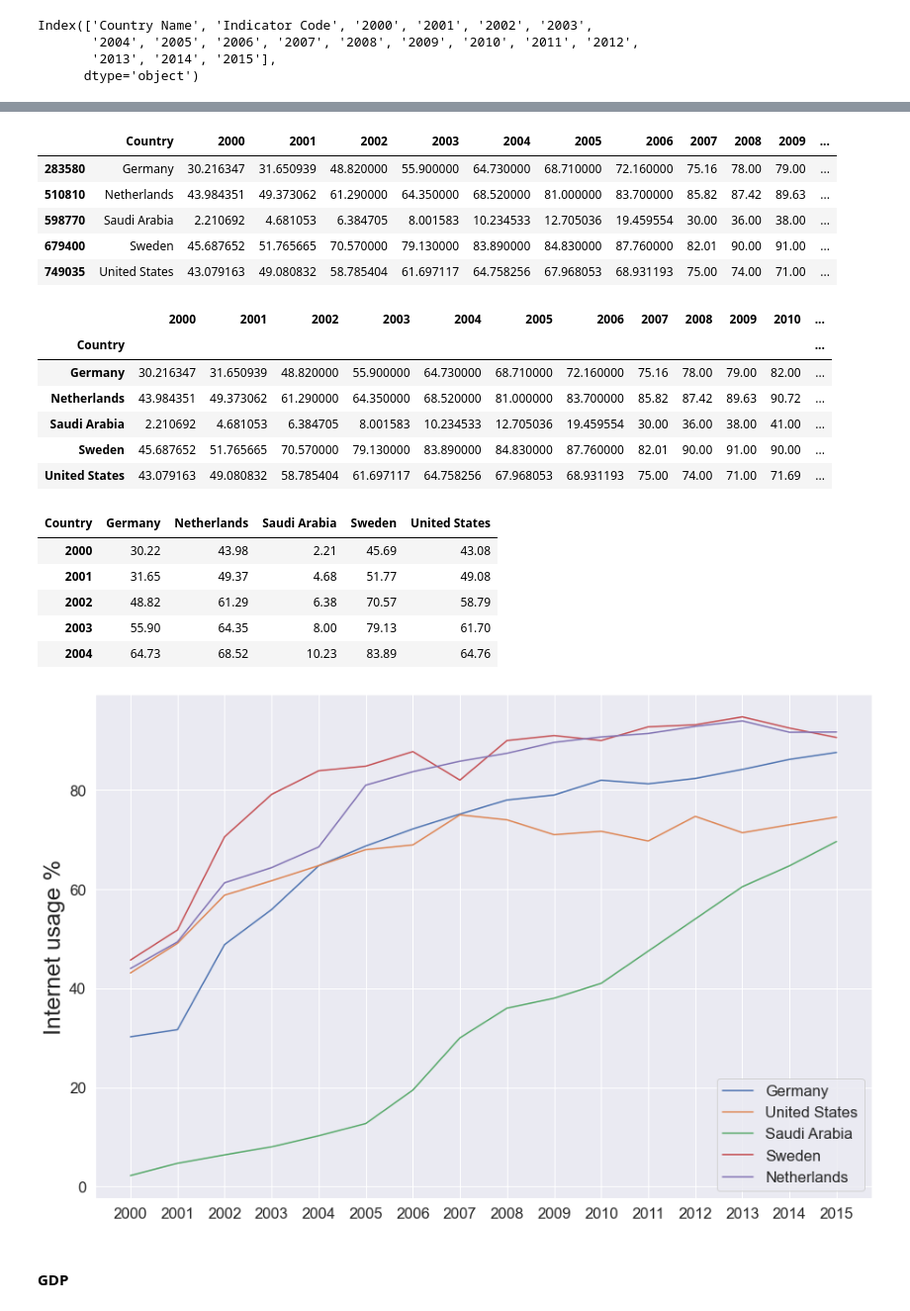
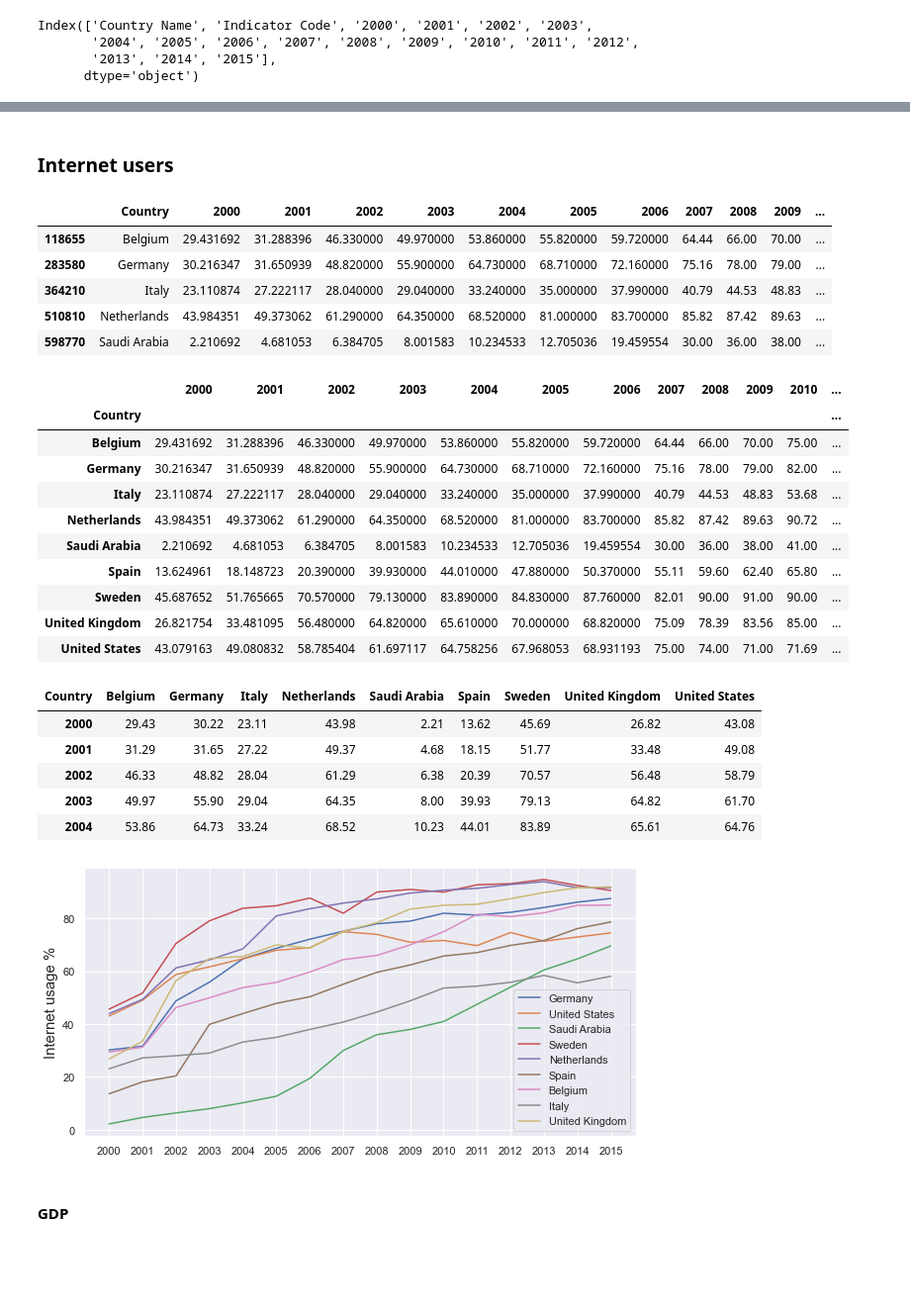
Before and after one commit to Azimoj/EdState-, a Jupyter notebook: P2.ipynb, the cells around one changed output, grey strips where cells are left out. Shown at 99% size. Drawn from its saved outputs; the diff is of its cells as text; code cells hidden in the pictures; blank space fills up the shorter version.

```diff
--- a/P2.ipynb
+++ b/P2.ipynb
@@ -639,0 +693,8 @@ Index(['Country Name', 'Indicator Code', '2000', '2001', '2002', '2003',
+# %%
+Countries_to_keep = ['Germany', 'United States', 'Saudi Arabia', 'Sweden',
+       'Netherlands', 'Spain', 'Belgium', 'Italy', 'United Kingdom']
+
+data_p_edu_years = data_p_edu[data_p_edu['Country Name'].isin(Countries_to_keep)]
+data_p_edu_years = data_p_edu_years.drop('Indicator Code', axis=1)
+data_p_edu_years = data_p_edu_years.rename(columns={'Country Name':'Country'})
+data_p_edu_years.head()
@@ -639,0 +739,9 @@ Index(['Country Name', 'Indicator Code', '2000', '2001', '2002', '2003',
+# %%
+sns.set(font_scale=1.0)
+plt.figure(figsize=(10,5))
+for country in Countries_to_keep:
+    sns.lineplot(data=data_p_edu_years,
+                 x=data_p_edu_years.index,
+                 y=country,
+                 label=country)
+plt.ylabel('Population, tertiary education', fontsize=15);
@@ -640,8 +750,11 @@ Index(['Country Name', 'Indicator Code', '2000', '2001', '2002', '2003',
+# %% [markdown]
+### Internet users
 # %%
 indicators_to_keep = ['IT.NET.USER.P2']
 data_p_internet = data_keep[data_keep['Indicator Code'].isin(indicators_to_keep)]
 # %%
-Countries_to_keep = ['Germany', 'United States', 'Saudi Arabia', 'Sweden','Netherlands']
+Countries_to_keep = ['Germany', 'United States', 'Saudi Arabia', 'Sweden',
+       'Netherlands', 'Spain', 'Belgium', 'Italy', 'United Kingdom']
 
 data_p_internet = data_p_internet[data_p_internet['Country Name'].isin(Countries_to_keep)]
 data_p_internet = data_p_internet.drop([ 'Indicator Code'], axis=1)
@@ -649,44 +762,48 @@ data_p_internet = data_p_internet.rename(columns={'Country Name':'Country'})
 data_p_internet.head()
 # %% [output]
 |  | Country | 2000 | 2001 | 2002 | 2003 | 2004 | 2005 | 2006 | 2007 | 2008 | 2009 | ... |
+| 118655 | Belgium | 29.431692 | 31.288396 | 46.330000 | 49.970000 | 53.860000 | 55.820000 | 59.720000 | 64.44 | 66.00 | 70.00 | ... |
 | 283580 | Germany | 30.216347 | 31.650939 | 48.820000 | 55.900000 | 64.730000 | 68.710000 | 72.160000 | 75.16 | 78.00 | 79.00 | ... |
+| 364210 | Italy | 23.110874 | 27.222117 | 28.040000 | 29.040000 | 33.240000 | 35.000000 | 37.990000 | 40.79 | 44.53 | 48.83 | ... |
 | 510810 | Netherlands | 43.984351 | 49.373062 | 61.290000 | 64.350000 | 68.520000 | 81.000000 | 83.700000 | 85.82 | 87.42 | 89.63 | ... |
 | 598770 | Saudi Arabia | 2.210692 | 4.681053 | 6.384705 | 8.001583 | 10.234533 | 12.705036 | 19.459554 | 30.00 | 36.00 | 38.00 | ... |
-| 679400 | Sweden | 45.687652 | 51.765665 | 70.570000 | 79.130000 | 83.890000 | 84.830000 | 87.760000 | 82.01 | 90.00 | 91.00 | ... |
-| 749035 | United States | 43.079163 | 49.080832 | 58.785404 | 61.697117 | 64.758256 | 67.968053 | 68.931193 | 75.00 | 74.00 | 71.00 | ... |
 # %%
 data_p_internet = data_p_internet.set_index('Country')
 data_p_internet
 # %% [output]
 |  | 2000 | 2001 | 2002 | 2003 | 2004 | 2005 | 2006 | 2007 | 2008 | 2009 | 2010 | ... |
 | Country |  |  |  |  |  |  |  |  |  |  |  | ... |
+| Belgium | 29.431692 | 31.288396 | 46.330000 | 49.970000 | 53.860000 | 55.820000 | 59.720000 | 64.44 | 66.00 | 70.00 | 75.00 | ... |
 | Germany | 30.216347 | 31.650939 | 48.820000 | 55.900000 | 64.730000 | 68.710000 | 72.160000 | 75.16 | 78.00 | 79.00 | 82.00 | ... |
+| Italy | 23.110874 | 27.222117 | 28.040000 | 29.040000 | 33.240000 | 35.000000 | 37.990000 | 40.79 | 44.53 | 48.83 | 53.68 | ... |
 | Netherlands | 43.984351 | 49.373062 | 61.290000 | 64.350000 | 68.520000 | 81.000000 | 83.700000 | 85.82 | 87.42 | 89.63 | 90.72 | ... |
 | Saudi Arabia | 2.210692 | 4.681053 | 6.384705 | 8.001583 | 10.234533 | 12.705036 | 19.459554 | 30.00 | 36.00 | 38.00 | 41.00 | ... |
+| Spain | 13.624961 | 18.148723 | 20.390000 | 39.930000 | 44.010000 | 47.880000 | 50.370000 | 55.11 | 59.60 | 62.40 | 65.80 | ... |
 | Sweden | 45.687652 | 51.765665 | 70.570000 | 79.130000 | 83.890000 | 84.830000 | 87.760000 | 82.01 | 90.00 | 91.00 | 90.00 | ... |
+| United Kingdom | 26.821754 | 33.481095 | 56.480000 | 64.820000 | 65.610000 | 70.000000 | 68.820000 | 75.09 | 78.39 | 83.56 | 85.00 | ... |
 | United States | 43.079163 | 49.080832 | 58.785404 | 61.697117 | 64.758256 | 67.968053 | 68.931193 | 75.00 | 74.00 | 71.00 | 71.69 | ... |
 # %%
 data_p_internet_years = data_p_internet.transpose()
 data_p_internet_years = data_p_internet_years.round(2)
 data_p_internet_years.head()
 # %% [output]
-| Country | Germany | Netherlands | Saudi Arabia | Sweden | United States |
-| 2000 | 30.22 | 43.98 | 2.21 | 45.69 | 43.08 |
-| 2001 | 31.65 | 49.37 | 4.68 | 51.77 | 49.08 |
-| 2002 | 48.82 | 61.29 | 6.38 | 70.57 | 58.79 |
-| 2003 | 55.90 | 64.35 | 8.00 | 79.13 | 61.70 |
-| 2004 | 64.73 | 68.52 | 10.23 | 83.89 | 64.76 |
+| Country | Belgium | Germany | Italy | Netherlands | Saudi Arabia | Spain | Sweden | United Kingdom | United States |
+| 2000 | 29.43 | 30.22 | 23.11 | 43.98 | 2.21 | 13.62 | 45.69 | 26.82 | 43.08 |
+| 2001 | 31.29 | 31.65 | 27.22 | 49.37 | 4.68 | 18.15 | 51.77 | 33.48 | 49.08 |
+| 2002 | 46.33 | 48.82 | 28.04 | 61.29 | 6.38 | 20.39 | 70.57 | 56.48 | 58.79 |
+| 2003 | 49.97 | 55.90 | 29.04 | 64.35 | 8.00 | 39.93 | 79.13 | 64.82 | 61.70 |
+| 2004 | 53.86 | 64.73 | 33.24 | 68.52 | 10.23 | 44.01 | 83.89 | 65.61 | 64.76 |
 # %%
-sns.set(font_scale=1.5)
-plt.figure(figsize=(15,10))
+sns.set(font_scale=1.0)
+plt.figure(figsize=(10,5))
 for country in Countries_to_keep:
     sns.lineplot(data=data_p_internet_years,
                  x=data_p_internet_years.index,
                  y=country,
                  label=country)
-plt.ylabel('Internet usage %', fontsize=25);
+plt.ylabel('Internet usage %', fontsize=15);
 # %% [output]
-[figure, old version]
+[figure, new version]
 # %% [markdown]
 #### GDP
 # %%
```
Also changed, not shown: parts of 48 cells of this notebook.
